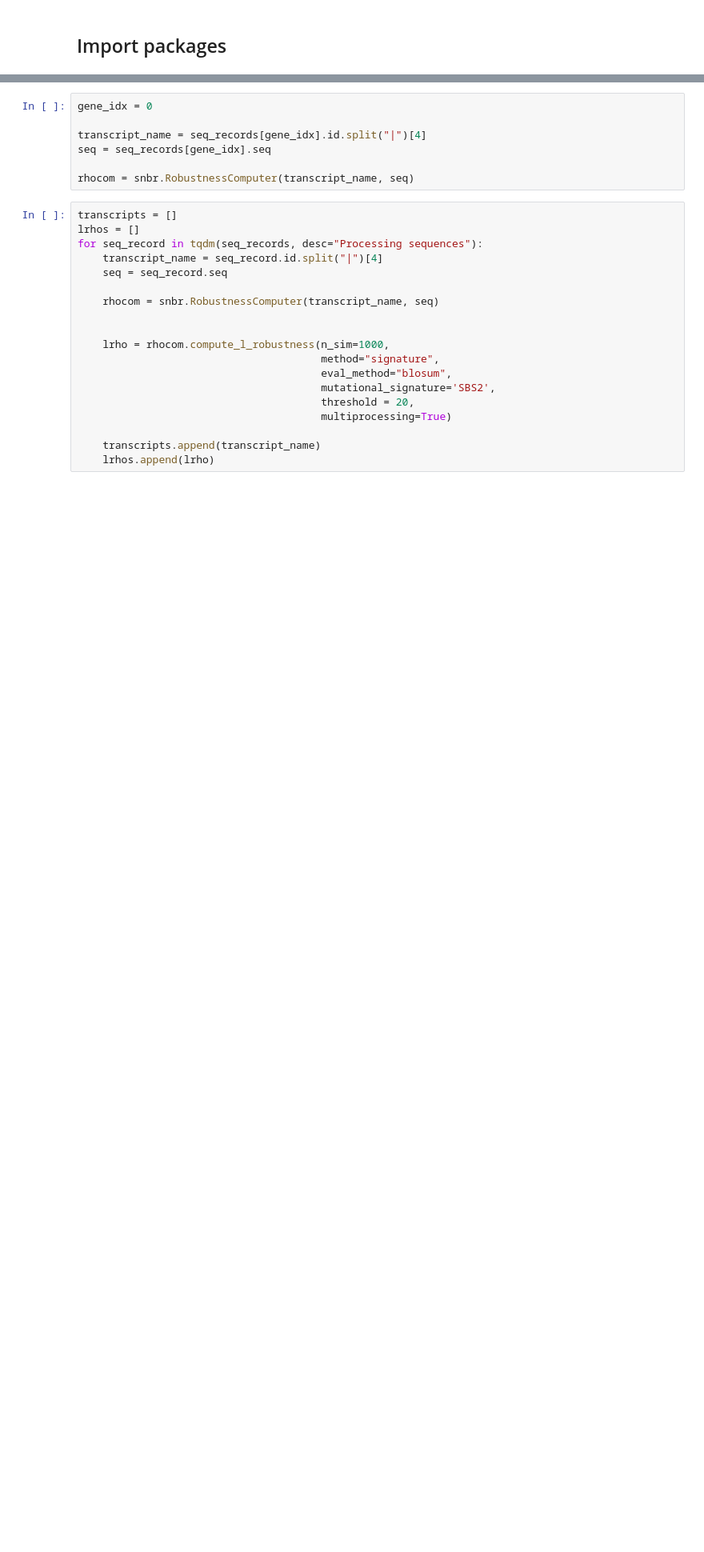
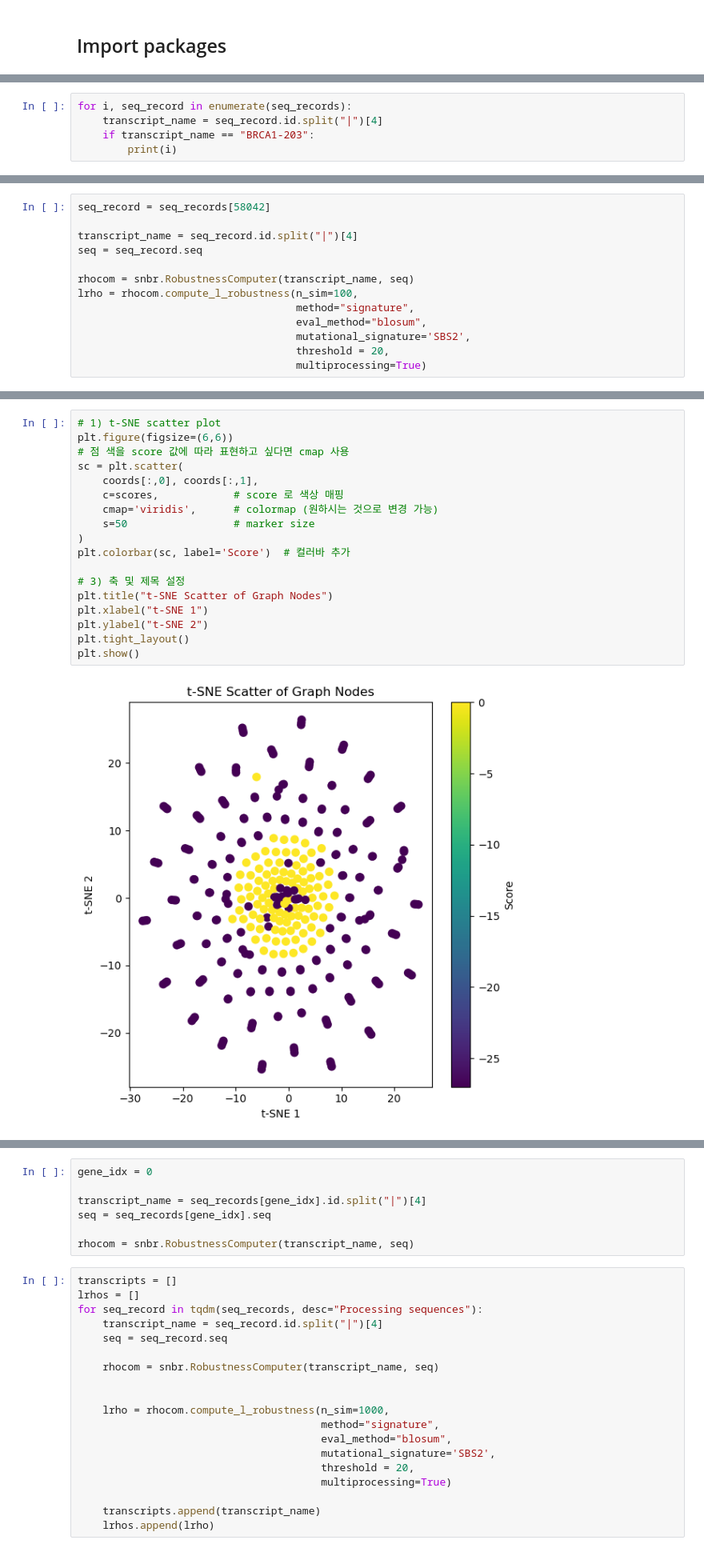
Before and after one commit to StudyingAnt/sinabro, a Jupyter notebook: Sinabro_v2_development.ipynb, the cells around one changed output, grey strips where cells are left out. Shown: that part at 80% size. Cells and saved outputs as stored; diff of their text form; blank space fills up the shorter version.

```diff
--- a/Sinabro_v2_development.ipynb
+++ b/Sinabro_v2_development.ipynb
@@ -2,0 +23,5 @@
+# %%
+for i, seq_record in enumerate(seq_records):
+    transcript_name = seq_record.id.split("|")[4]
+    if transcript_name == "BRCA1-203":
+        print(i)
@@ -2,0 +35,13 @@
+# %%
+seq_record = seq_records[58042]
+
+transcript_name = seq_record.id.split("|")[4]
+seq = seq_record.seq
+
+rhocom = snbr.RobustnessComputer(transcript_name, seq)
+lrho = rhocom.compute_l_robustness(n_sim=100,
+                                   method="signature",
+                                   eval_method="blosum",
+                                   mutational_signature='SBS2',
+                                   threshold = 20,
+                                   multiprocessing=True)
@@ -2,0 +123,20 @@
+# %%
+# 1) t-SNE scatter plot
+plt.figure(figsize=(6,6))
+# 점 색을 score 값에 따라 표현하고 싶다면 cmap 사용
+sc = plt.scatter(
+    coords[:,0], coords[:,1],
+    c=scores,            # score 로 색상 매핑
+    cmap='viridis',      # colormap (원하시는 것으로 변경 가능)
+    s=50                 # marker size
+)
+plt.colorbar(sc, label='Score')  # 컬러바 추가
+
+# 3) 축 및 제목 설정
+plt.title("t-SNE Scatter of Graph Nodes")
+plt.xlabel("t-SNE 1")
+plt.ylabel("t-SNE 2")
+plt.tight_layout()
+plt.show()
+# %% [output]
+[figure, added]
```
Also changed, not shown: parts of 15 cells of this notebook.
